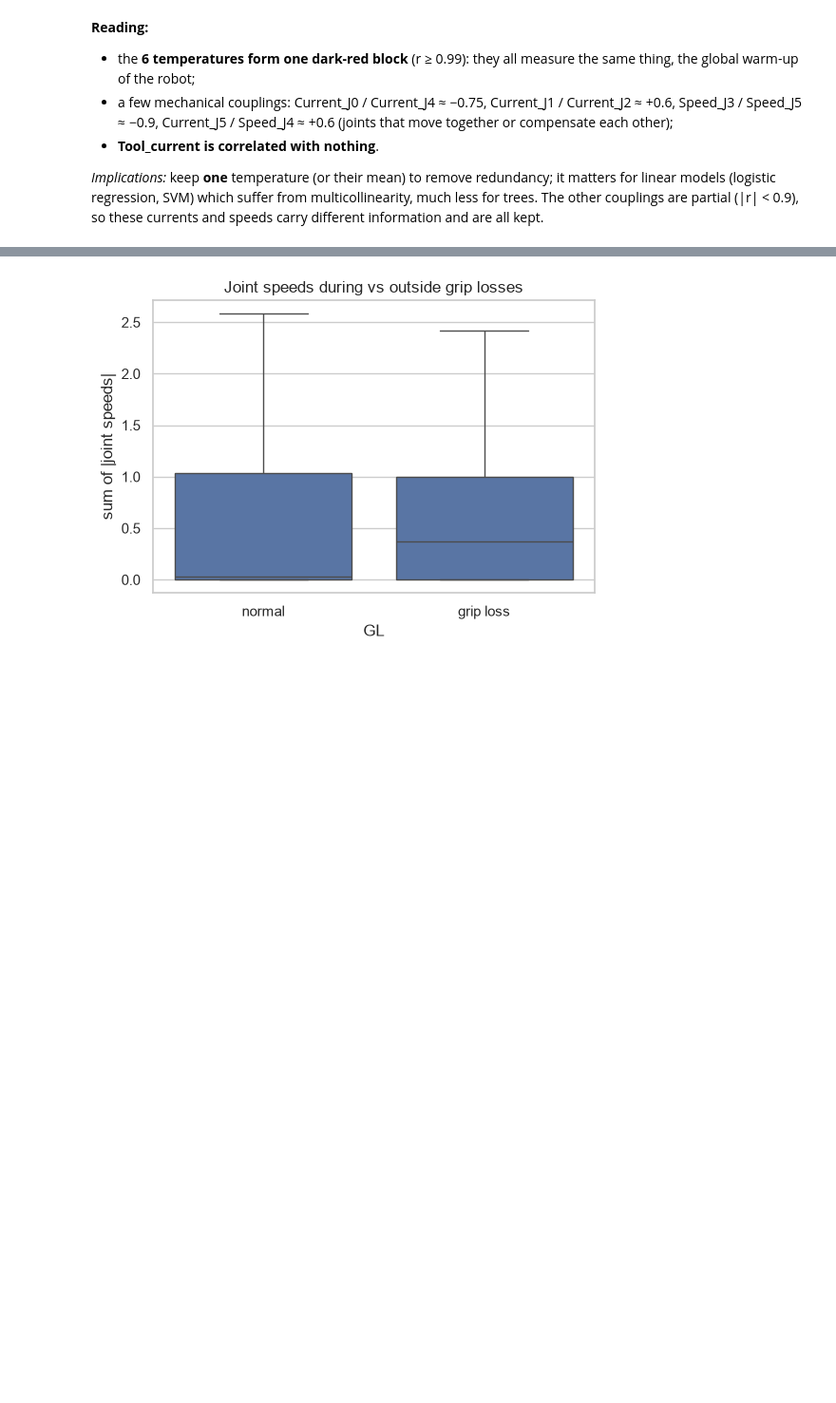
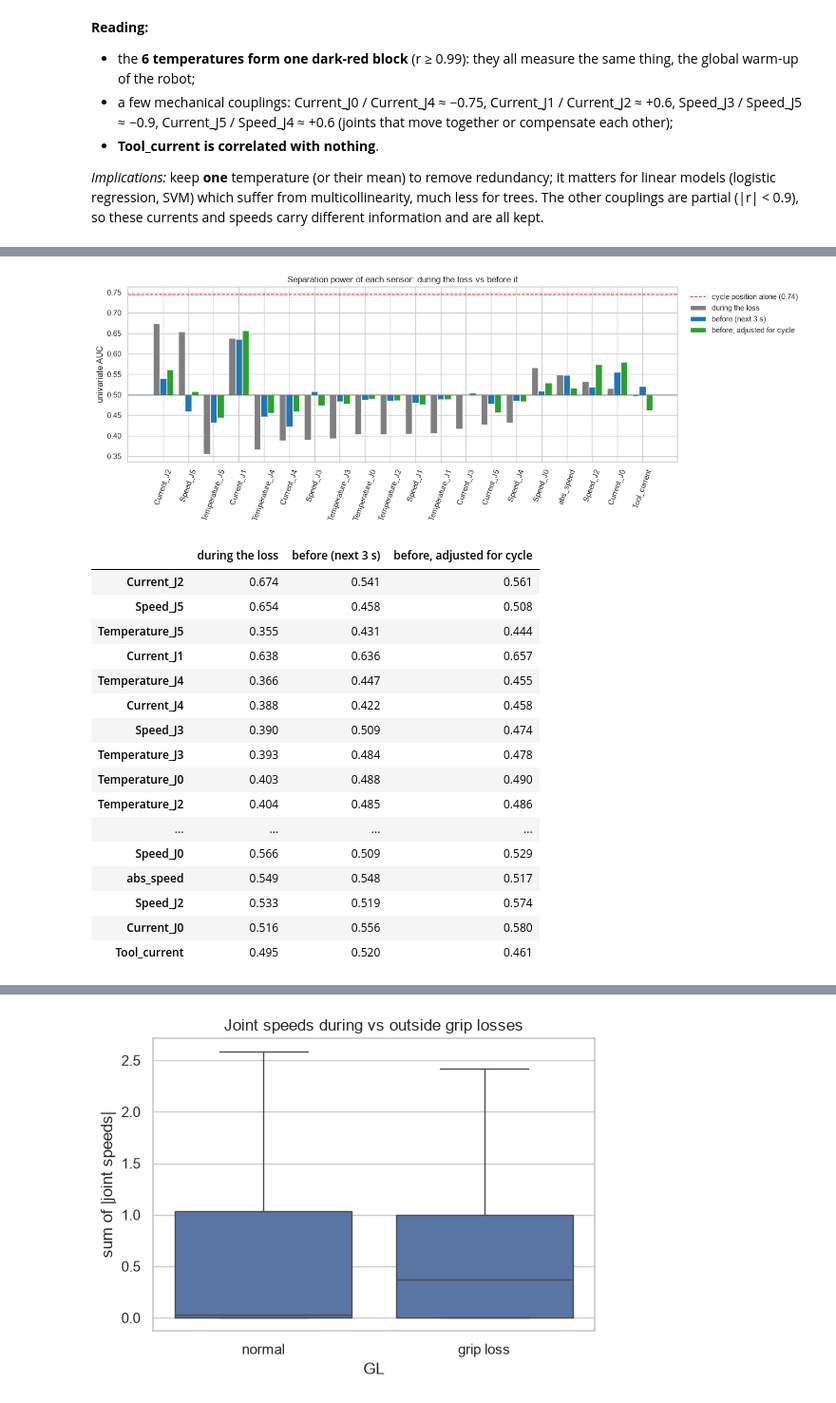
Before and after one commit to M-Espinoza-04/fault_detection_UR3_robot, a Jupyter notebook: step2_benchmark.ipynb, the cells around one changed output, grey strips where cells are left out. Shown at 95% size. Saved outputs shown, nothing was run; the diff lists cells and outputs as text; code cells hidden in the pictures; blank space fills up the shorter version.

```diff
--- a/step2_benchmark.ipynb
+++ b/step2_benchmark.ipynb
@@ -209,13 +205,0 @@ Univariate AUC = probability that a random grip-loss row has a higher value than
-# %%
-def auc(feature):
-    a, b = d.loc[d["GL"] == 1, feature], d.loc[d["GL"] == 0, feature]
-    return stats.mannwhitneyu(a, b).statistic / (len(a) * len(b))
-
-d["abs_speed"] = d[SPD].abs().sum(axis=1)
-aucs = pd.Series({f: auc(f) for f in SENSORS + ["abs_speed"]}).sort_values()
-colors = ["tab:orange" if f in TEM else "tab:gray" for f in aucs.index]
-plt.figure(figsize=(11, 4))
-plt.bar(aucs.index, aucs - .5, bottom=.5, color=colors)
-plt.axhline(.5, color="k", lw=1); plt.xticks(rotation=70); plt.ylabel("univariate AUC")
-plt.title("Separation of grip-loss rows vs normal rows (orange = temperatures)")
-plt.show()
@@ -230,0 +216,65 @@ plt.show()
+# %%
+from sklearn.metrics import roc_auc_score
+
+d["abs_speed"] = d[SPD].abs().sum(axis=1)
+FEATS = SENSORS + ["abs_speed"]
+N = 3   # horizon in seconds
+
+# Prediction target: 1 if a grip loss starts at t+1 ... t+N (computed on the full series)
+df["y_next"] = pd.concat([df["onset"].shift(-k, fill_value=False) for k in range(1, N + 1)],
+                         axis=1).any(axis=1).astype(int)
+d["y_next"] = df.loc[d.index, "y_next"]
+before = d[d["GL"] == 0]                          # drop the rows where a loss is ongoing
+
+# Normal profile: mean value at each cycle position, in cycles without any grip loss
+gl_cycles = set(d.loc[d["GL"] == 1, "cycle_id"])
+profile = d[~d["cycle_id"].isin(gl_cycles)].groupby("pos")[FEATS].mean()
+deviation = before[FEATS] - profile.reindex(before["pos"]).to_numpy()
+
+def auc(y, x):
+    keep = x.notna()                              # positions never seen in normal cycles
+    return roc_auc_score(y[keep], x[keep])
+
+res = pd.DataFrame({
+    "during the loss":            {f: auc(d["GL"], d[f]) for f in FEATS},
+    f"before (next {N} s)":       {f: auc(before["y_next"], before[f]) for f in FEATS},
+    "before, adjusted for cycle": {f: auc(before["y_next"], deviation[f]) for f in FEATS},
+})
+res = res.loc[(res["during the loss"] - .5).abs().sort_values(ascending=False).index]
+
+# Reference: the cycle position alone (grip-loss rate per position, in-sample -> optimistic)
+pos_rate = before.groupby("pos")["y_next"].mean()
+auc_position = auc(before["y_next"], before["pos"].map(pos_rate))
+
+x, w = np.arange(len(res)), .27
+fig, ax = plt.subplots(figsize=(14, 4.5))
+for k, (col, color) in enumerate(zip(res.columns, ["tab:gray", "tab:blue", "tab:green"])):
+    ax.bar(x + (k - 1) * w, res[col] - .5, w, bottom=.5, color=color, label=col)
+ax.axhline(.5, color="k", lw=1)
+ax.axhline(auc_position, color="tab:red", ls="--", lw=1.2,
+           label=f"cycle position alone ({auc_position:.2f})")
+ax.set_xticks(x, res.index, rotation=70)
+ax.set_ylabel("univariate AUC")
+ax.set_title("Separation power of each sensor: during the loss vs before it")
+ax.legend(loc="upper left", bbox_to_anchor=(1.01, 1), frameon=False)
+plt.show()
+res.round(3)
+# %% [output]
+[figure, added]
+|  | during the loss | before (next 3 s) | before, adjusted for cycle |
+| Current_J2 | 0.674 | 0.541 | 0.561 |
+| Speed_J5 | 0.654 | 0.458 | 0.508 |
+| Temperature_J5 | 0.355 | 0.431 | 0.444 |
+| Current_J1 | 0.638 | 0.636 | 0.657 |
+| Temperature_J4 | 0.366 | 0.447 | 0.455 |
+| Current_J4 | 0.388 | 0.422 | 0.458 |
+| Speed_J3 | 0.390 | 0.509 | 0.474 |
+| Temperature_J3 | 0.393 | 0.484 | 0.478 |
+| Temperature_J0 | 0.403 | 0.488 | 0.490 |
+| Temperature_J2 | 0.404 | 0.485 | 0.486 |
+| ... | ... | ... | ... |
+| Speed_J0 | 0.566 | 0.509 | 0.529 |
+| abs_speed | 0.549 | 0.548 | 0.517 |
+| Speed_J2 | 0.533 | 0.519 | 0.574 |
+| Current_J0 | 0.516 | 0.556 | 0.580 |
+| Tool_current | 0.495 | 0.520 | 0.461 |
```
Also changed, not shown: parts of 6 cells of this notebook.
